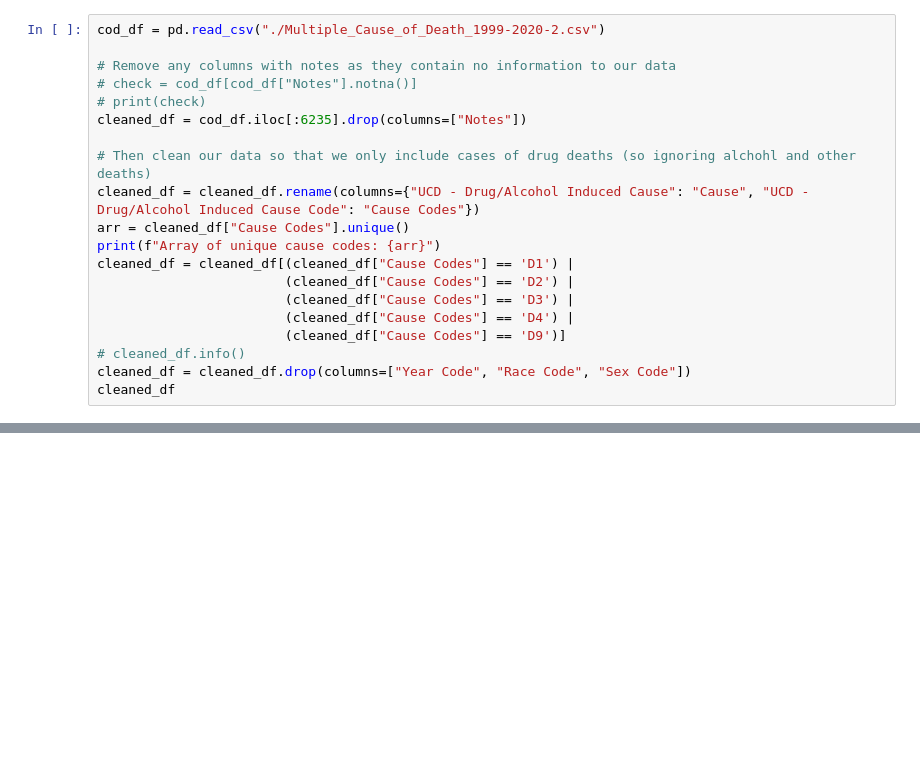
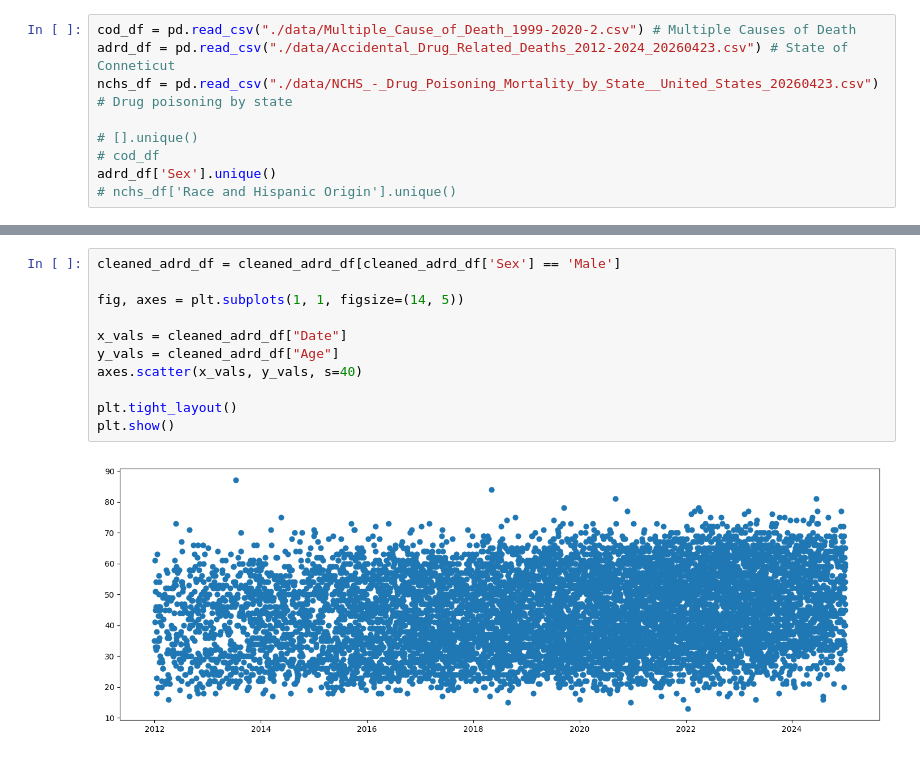
Before and after one commit to Merricko24/Adv-Data-Science-Overdose-Project, a Jupyter notebook: ProjectNotebook.ipynb, the cells around one changed output, grey strips where cells are left out. Cells and saved outputs as stored; diff of their text form; blank space fills up the shorter version.

```diff
--- a/ProjectNotebook.ipynb
+++ b/ProjectNotebook.ipynb
@@ -10,23 +11,12 @@ from matplotlib.patches import Ellipse      # draw covariance ellipses
 from scipy.spatial.distance import cdist    # pairwise distances
 from scipy.stats import norm                # 1-D Gaussian pdf
 # %%
-cod_df = pd.read_csv("./Multiple_Cause_of_Death_1999-2020-2.csv")
+cod_df = pd.read_csv("./data/Multiple_Cause_of_Death_1999-2020-2.csv") # Multiple Causes of Death
+adrd_df = pd.read_csv("./data/Accidental_Drug_Related_Deaths_2012-2024_20260423.csv") # State of Conneticut
+nchs_df = pd.read_csv("./data/NCHS_-_Drug_Poisoning_Mortality_by_State__United_States_20260423.csv") # Drug poisoning by state
 
-# Remove any columns with notes as they contain no information to our data
-# check = cod_df[cod_df["Notes"].notna()]
-# print(check)
-cleaned_df = cod_df.iloc[:6235].drop(columns=["Notes"])
-
-# Then clean our data so that we only include cases of drug deaths (so ignoring alchohl and other deaths)
-cleaned_df = cleaned_df.rename(columns={"UCD - Drug/Alcohol Induced Cause": "Cause", "UCD - Drug/Alcohol Induced Cause Code": "Cause Codes"})
-arr = cleaned_df["Cause Codes"].unique()
-print(f"Array of unique cause codes: {arr}")
-cleaned_df = cleaned_df[(cleaned_df["Cause Codes"] == 'D1') |
-                        (cleaned_df["Cause Codes"] == 'D2') |
-                        (cleaned_df["Cause Codes"] == 'D3') |
-                        (cleaned_df["Cause Codes"] == 'D4') |
-                        (cleaned_df["Cause Codes"] == 'D9')]
-# cleaned_df.info()
-cleaned_df = cleaned_df.drop(columns=["Year Code", "Race Code", "Sex Code"])
-cleaned_df
+# [].unique()
+# cod_df
+adrd_df['Sex'].unique()
+# nchs_df['Race and Hispanic Origin'].unique()
 # %% [output]
@@ -65,0 +126,13 @@ plt.show()
+# %%
+cleaned_adrd_df = cleaned_adrd_df[cleaned_adrd_df['Sex'] == 'Male']
+
+fig, axes = plt.subplots(1, 1, figsize=(14, 5))
+
+x_vals = cleaned_adrd_df["Date"]
+y_vals = cleaned_adrd_df["Age"]
+axes.scatter(x_vals, y_vals, s=40)
+
+plt.tight_layout()
+plt.show()
+# %% [output]
+[figure, added]
```
Also changed, not shown: parts of 10 cells of this notebook, 3 other files.
